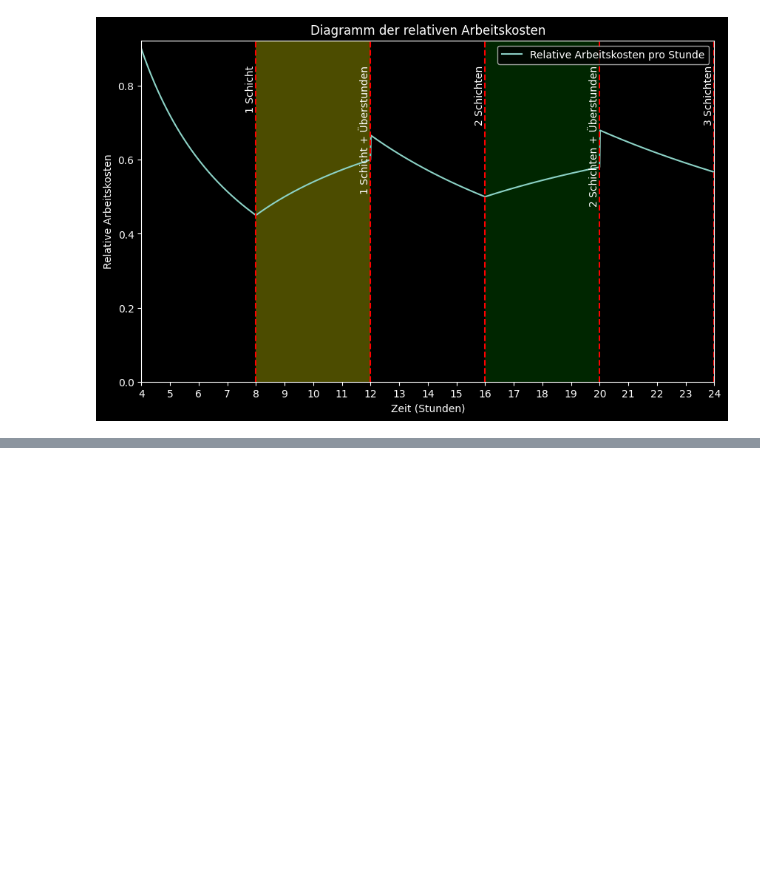
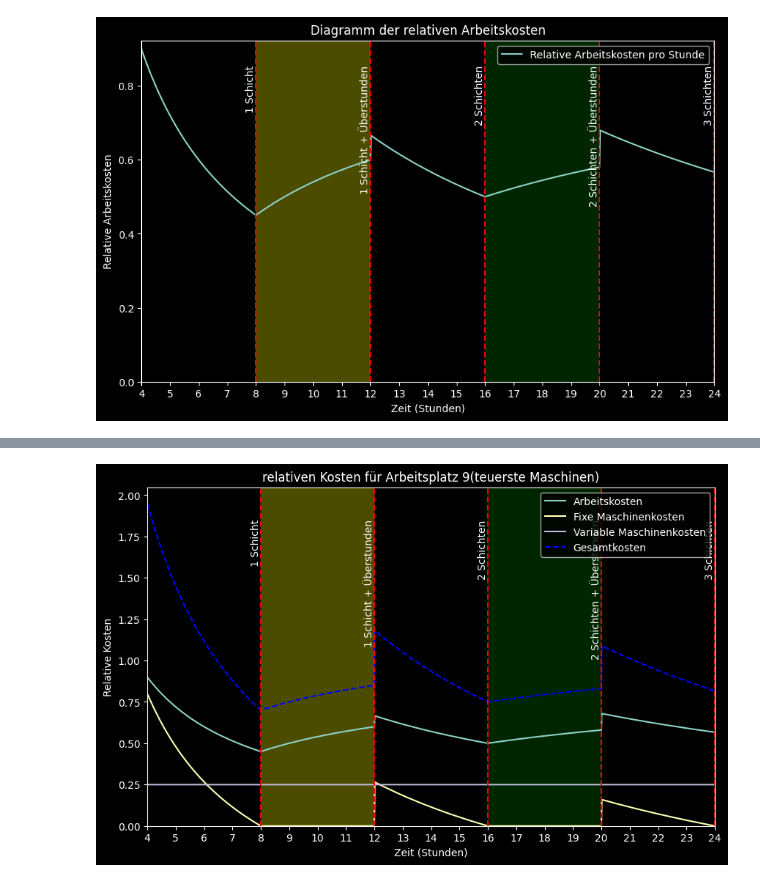
Before and after one commit to buecktobias/ibsys2SCM, a Jupyter notebook: user-docs/planning_analysis_visualization.ipynb, the cells around one changed output, grey strips where cells are left out. Saved outputs shown, nothing was run; the diff lists cells and outputs as text; code cells hidden in the pictures; blank space fills up the shorter version.

```diff
--- a/user-docs/planning_analysis_visualization.ipynb
+++ b/user-docs/planning_analysis_visualization.ipynb
@@ -312,10 +336,10 @@ import numpy as np
 
 FIRST_VALUE = 60 * 4
 
-x = np.arange(FIRST_VALUE, 60*24+1)
-y = [cost_calc.calc_labour_cost_relative(i) for i in x]
+x = np.arange(FIRST_VALUE, 60 * 24 + 1)
+y = [cost_calc_1.calc_labour_cost_relative(i) for i in x]
 
-plt.figure(figsize=(10,6))
+plt.figure(figsize=(10, 6))
 plt.plot(x, y, label="Relative Arbeitskosten pro Stunde")
 plt.xlabel("Zeit (Stunden)")
 plt.ylabel("Relative Arbeitskosten")
@@ -323,26 +347,28 @@ plt.title("Diagramm der relativen Arbeitskosten")
 plt.ylim(bottom=0)
 
 # Markiere spezielle Bereiche:
-plt.axvspan(8*60, 12*60, facecolor='yellow', alpha=0.3)  # Bereich: 1 Schicht bis 1 Schicht + Überstunden
-plt.axvspan(16*60, 20*60, facecolor='green', alpha=0.3)   # Bereich: 2 Schichten bis 2 Schichten + Überstunden
+plt.axvspan(8 * 60, 12 * 60, facecolor='yellow', alpha=0.3)  # Bereich: 1 Schicht bis 1 Schicht + Überstunden
+plt.axvspan(16 * 60, 20 * 60, facecolor='green', alpha=0.3)  # Bereich: 2 Schichten bis 2 Schichten + Überstunden
 
 shift_positions = {
-    8*60: "1 Schicht",
-    12*60: "1 Schicht + Überstunden",
-    16*60: "2 Schichten",
-    20*60: "2 Schichten + Überstunden",
-    24*60: "3 Schichten"
+    8 * 60: "1 Schicht",
+    12 * 60: "1 Schicht + Überstunden",
+    16 * 60: "2 Schichten",
+    20 * 60: "2 Schichten + Überstunden",
+    24 * 60: "3 Schichten"
 }
 
 y_max = max(y)
 for pos, lab in shift_positions.items():
     plt.axvline(x=pos, color="red", linestyle="--")
-    plt.text(pos, y_max*0.95, lab, rotation=90, verticalalignment="top", horizontalalignment="right")
+    plt.text(pos, y_max * 0.95, lab, rotation=90, verticalalignment="top", horizontalalignment="right")
 
-plt.xlim(FIRST_VALUE, 60*24)
-ticks = np.arange(FIRST_VALUE, 60*24+1, 60)
-plt.xticks(ticks, [str(int(tick/60)) for tick in ticks])
+plt.xlim(FIRST_VALUE, 60 * 24)
+ticks = np.arange(FIRST_VALUE, 60 * 24 + 1, 60)
+plt.xticks(ticks, [str(int(tick / 60)) for tick in ticks])
 plt.legend()
+plt.savefig("docs/images/simple_relative_labour_cost.png", format="png", transparent=True)
+
 plt.show()
 # %% [output]
 [figure]
@@ -393,0 +439,4 @@ plt.show()
+# %%
+plot_ws_costs(cost_calc_9, "relativen Kosten für Arbeitsplatz 9(teuerste Maschinen)", "total_relative_cost_expensive.png")
+# %% [output]
+[figure, added]
```
Also changed, not shown: parts of 19 cells of this notebook, 3 other files.
